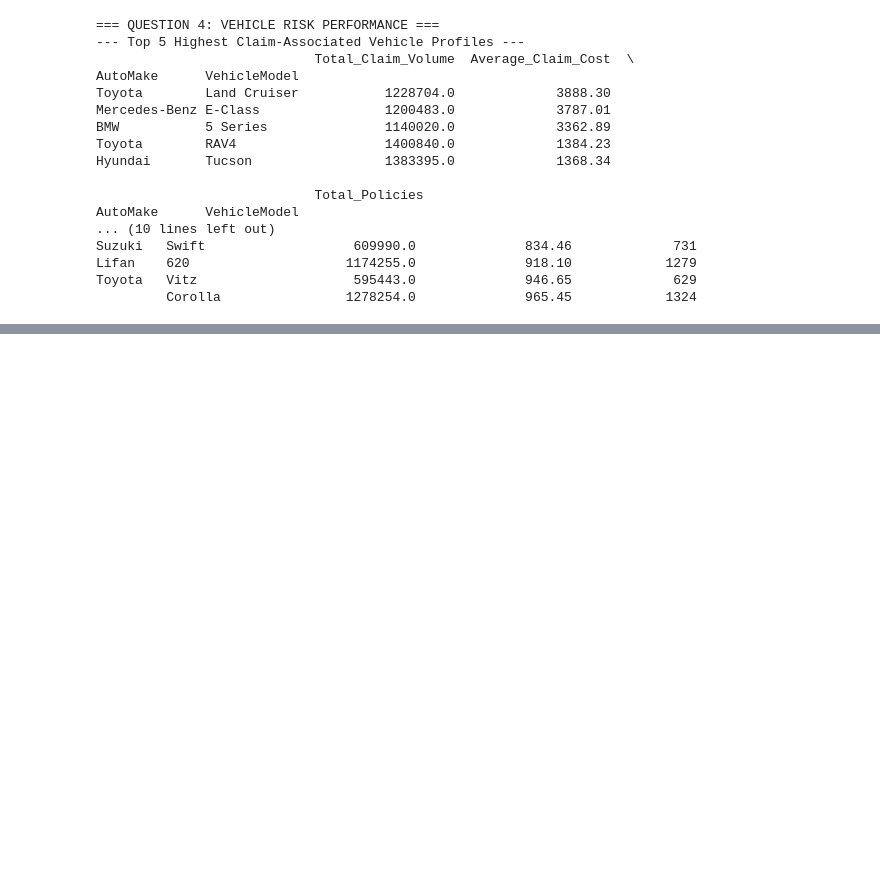
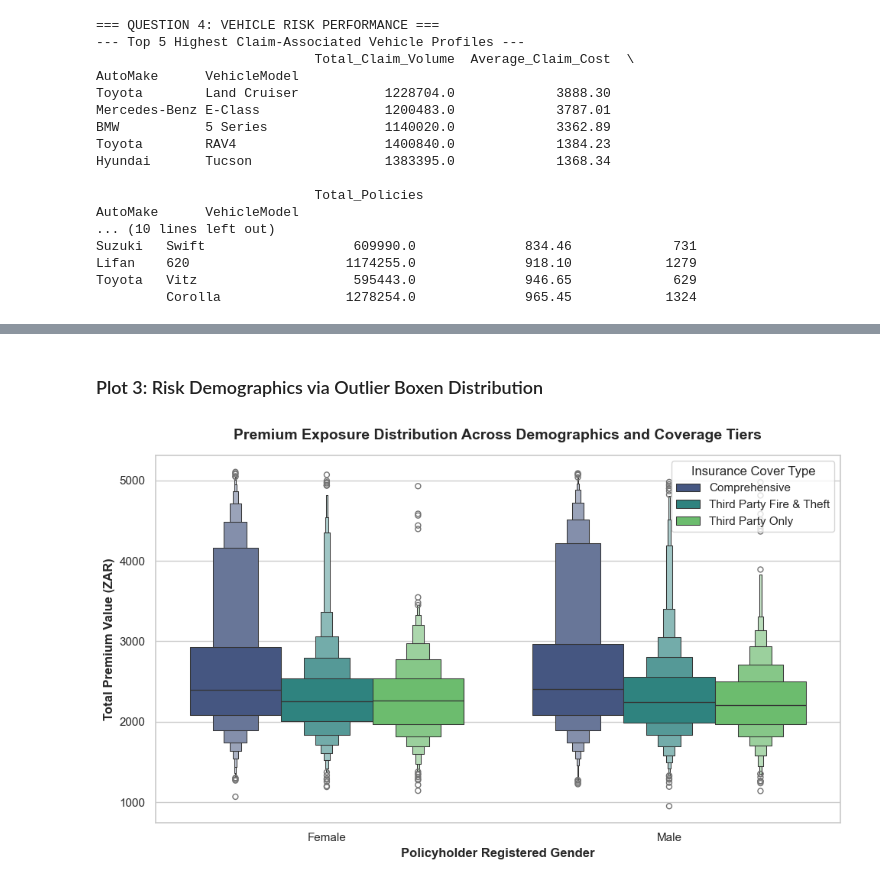
Before and after one commit to hk12214/insurance-risk-analytics, a Jupyter notebook: notebooks/01_eda.ipynb, the cells around one changed output, grey strips where cells are left out. Drawn from its saved outputs; the diff is of its cells as text; code cells hidden in the pictures; blank space fills up the shorter version.

```diff
--- a/notebooks/01_eda.ipynb
+++ b/notebooks/01_eda.ipynb
@@ -370,0 +440,17 @@ Toyota   Vitz                    595443.0              946.65             629
+# %% [markdown]
+### Plot 3: Risk Demographics via Outlier Boxen Distribution
+# %%
+plt.subplots(figsize=(10, 6))
+
+# Boxen plot showing density distribution including tail exposure markers
+sns.boxenplot(data=df, x='Gender', y='TotalPremium', hue='CoverType', palette='viridis')
+
+plt.title('Premium Exposure Distribution Across Demographics and Coverage Tiers', fontsize=14, pad=15, fontweight='bold')
+plt.xlabel('Policyholder Registered Gender', fontsize=12, fontweight='bold')
+plt.ylabel('Total Premium Value (ZAR)', fontsize=12, fontweight='bold')
+plt.legend(title='Insurance Cover Type', loc='upper right')
+
+plt.tight_layout()
+plt.show()
+# %% [output]
+[figure, added]
```
Also changed, not shown: parts of 4 cells of this notebook.
